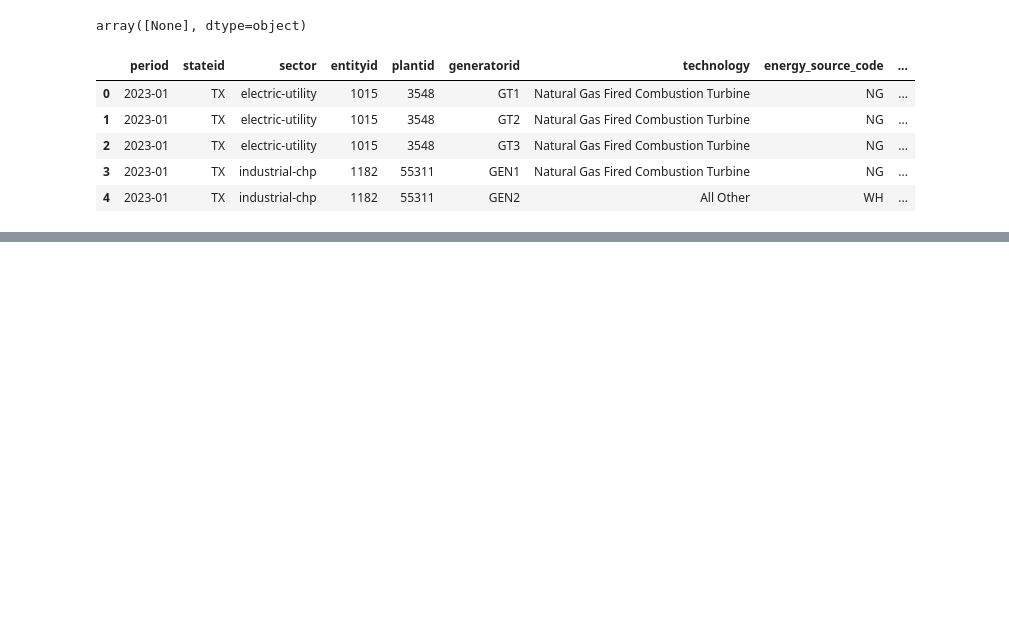
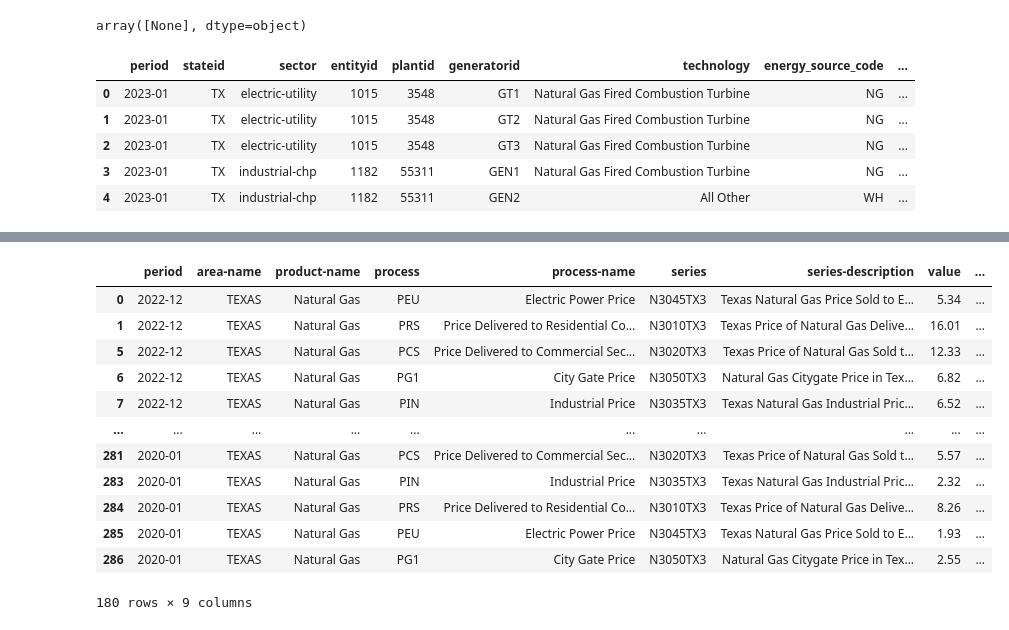
Before and after one commit to robert-z-lehr/Visualizing-The-Great-Freeze-Texas-Energy-Prices, a Jupyter notebook: Project-3-database.ipynb, the cells around one changed output, grey strips where cells are left out. Saved outputs shown, nothing was run; the diff lists cells and outputs as text; code cells hidden in the pictures; blank space fills up the shorter version.

Commit message:
Add price data API

```diff
--- a/Project-3-database.ipynb
+++ b/Project-3-database.ipynb
@@ -269,0 +260,13 @@ array(['Natural Gas', 'Waste Heat', 'Wood Waste Solids',
+# %%
+# Price Details
+url = f"https://api.eia.gov/v2/natural-gas/pri/sum/data/?api_key={api_key}&frequency=monthly&data[0]=value&facets[duoarea][]=STX&start=2020-01&end=2023-01&sort[0][column]=period&sort[0][direction]=desc&offset=0&length=5000"
+response = requests.get(url)
+response.raise_for_status()
+
+# Retrieve the data
+data3 = response.json()
+
+    # Process the data as needed
+if "data" in data3["response"]:
+    # Extract the generator counts by location and energy source
+    pprint.pprint(data3)
@@ -269,0 +291,5 @@ array(['Natural Gas', 'Waste Heat', 'Wood Waste Solids',
+# %%
+data3_df = pd.json_normalize(data3["response"]["data"])
+print("Rows in Dataframe: ", len(data3_df))
+data3_df.head()
+# Note there are fewer rows than it states on the API dashboard because the final 2 pages of API results are blank
@@ -269,0 +330,3 @@ array(['Natural Gas', 'Waste Heat', 'Wood Waste Solids',
+# %%
+data3_df_clean = data3_df.drop(columns=["duoarea", "product"])
+data3_df_clean.head()
@@ -269,0 +340,17 @@ array(['Natural Gas', 'Waste Heat', 'Wood Waste Solids',
+# %%
+natural_gas_price_data_df = data3_df_clean[data3_df_clean.units != "%"]
+natural_gas_price_data_df
+# %% [output]
+|  | period | area-name | product-name | process | process-name | series | series-description | value | ... |
+| 0 | 2022-12 | TEXAS | Natural Gas | PEU | Electric Power Price | N3045TX3 | Texas Natural Gas Price Sold to E... | 5.34 | ... |
+| 1 | 2022-12 | TEXAS | Natural Gas | PRS | Price Delivered to Residential Co... | N3010TX3 | Texas Price of Natural Gas Delive... | 16.01 | ... |
+| 5 | 2022-12 | TEXAS | Natural Gas | PCS | Price Delivered to Commercial Sec... | N3020TX3 | Texas Price of Natural Gas Sold t... | 12.33 | ... |
+| 6 | 2022-12 | TEXAS | Natural Gas | PG1 | City Gate Price | N3050TX3 | Natural Gas Citygate Price in Tex... | 6.82 | ... |
+| 7 | 2022-12 | TEXAS | Natural Gas | PIN | Industrial Price | N3035TX3 | Texas Natural Gas Industrial Pric... | 6.52 | ... |
+| ... | ... | ... | ... | ... | ... | ... | ... | ... | ... |
+| 281 | 2020-01 | TEXAS | Natural Gas | PCS | Price Delivered to Commercial Sec... | N3020TX3 | Texas Price of Natural Gas Sold t... | 5.57 | ... |
+| 283 | 2020-01 | TEXAS | Natural Gas | PIN | Industrial Price | N3035TX3 | Texas Natural Gas Industrial Pric... | 2.32 | ... |
+| 284 | 2020-01 | TEXAS | Natural Gas | PRS | Price Delivered to Residential Co... | N3010TX3 | Texas Price of Natural Gas Delive... | 8.26 | ... |
+| 285 | 2020-01 | TEXAS | Natural Gas | PEU | Electric Power Price | N3045TX3 | Texas Natural Gas Price Sold to E... | 1.93 | ... |
+| 286 | 2020-01 | TEXAS | Natural Gas | PG1 | City Gate Price | N3050TX3 | Natural Gas Citygate Price in Tex... | 2.55 | ... |
+180 rows × 9 columns
```
Also changed, not shown: parts of 7 cells of this notebook, 4 other files.
